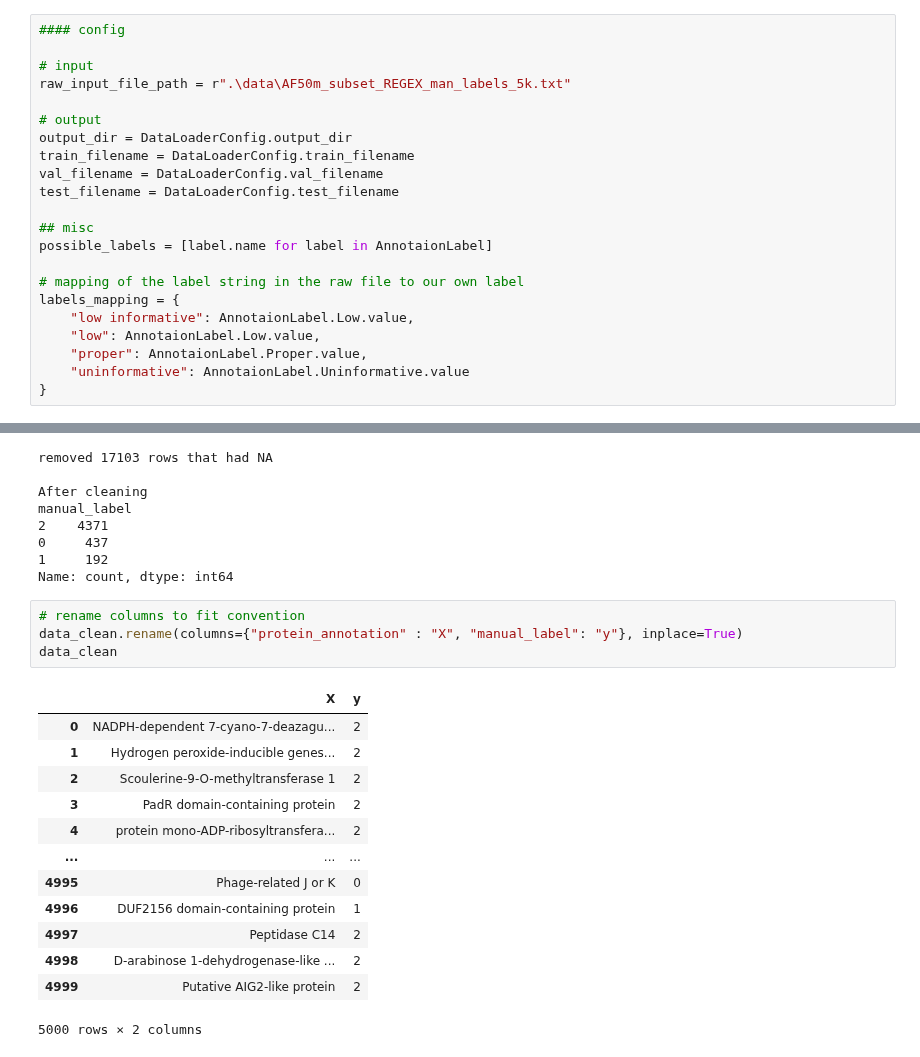
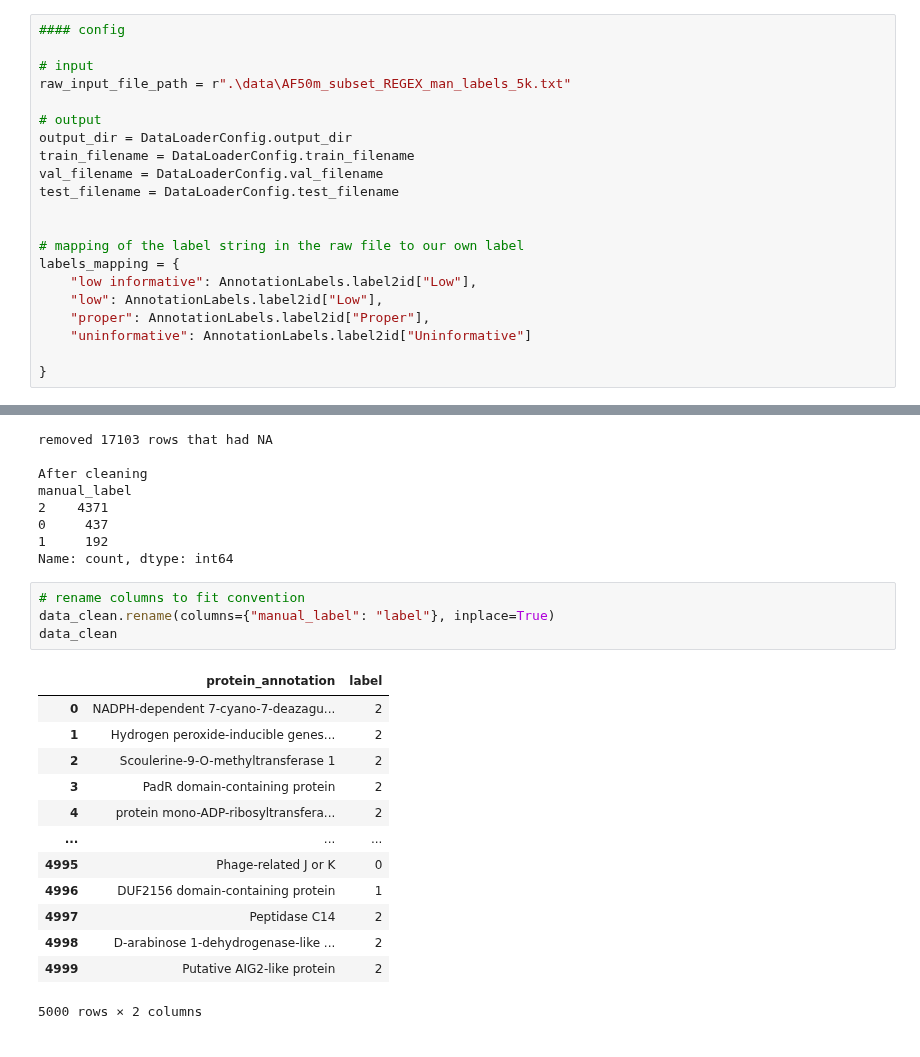
Before and after one commit to ElonGawi/Viral-Annotation-Classifier, a Jupyter notebook: data_loader/data_prep_pipeline.ipynb, the cells around one changed output, grey strips where cells are left out. Saved outputs shown, nothing was run; the diff lists cells and outputs as text.

```diff
--- a/data_loader/data_prep_pipeline.ipynb
+++ b/data_loader/data_prep_pipeline.ipynb
@@ -25,15 +25,14 @@ train_filename = DataLoaderConfig.train_filename
 val_filename = DataLoaderConfig.val_filename
 test_filename = DataLoaderConfig.test_filename
 
-## misc
-possible_labels = [label.name for label in AnnotaionLabel]
 
 # mapping of the label string in the raw file to our own label
 labels_mapping = {
-    "low informative": AnnotaionLabel.Low.value,
-    "low": AnnotaionLabel.Low.value,
-    "proper": AnnotaionLabel.Proper.value,
-    "uninformative": AnnotaionLabel.Uninformative.value
+    "low informative": AnnotationLabels.label2id["Low"],
+    "low": AnnotationLabels.label2id["Low"],
+    "proper": AnnotationLabels.label2id["Proper"],
+    "uninformative": AnnotationLabels.label2id["Uninformative"]
+
 }
 # %%
 # Load data
@@ -84,10 +83,10 @@ manual_label
 Name: count, dtype: int64
 # %%
 # rename columns to fit convention
-data_clean.rename(columns={"protein_annotation" : "X", "manual_label": "y"}, inplace=True)
+data_clean.rename(columns={"manual_label": "label"}, inplace=True)
 data_clean
 # %% [output]
-|  | X | y |
+|  | protein_annotation | label |
 | 0 | NADPH-dependent 7-cyano-7-deazagu... | 2 |
 | 1 | Hydrogen peroxide-inducible genes... | 2 |
 | 2 | Scoulerine-9-O-methyltransferase 1 | 2 |
```
Also changed, not shown: parts of 3 cells of this notebook, 13 other files.
